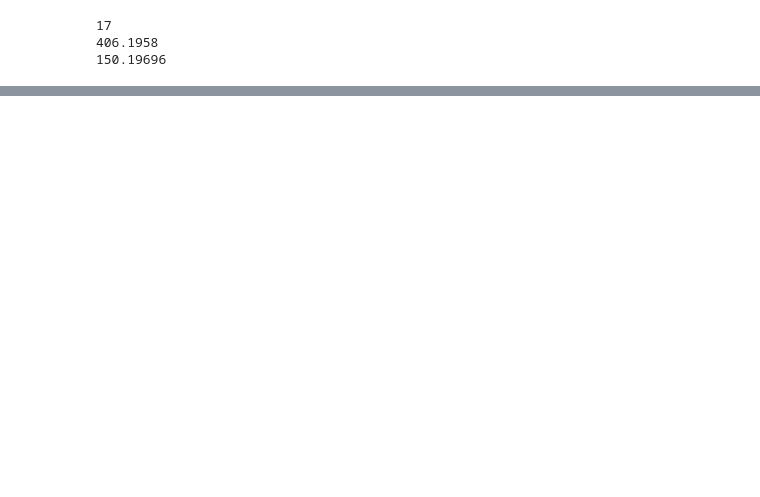
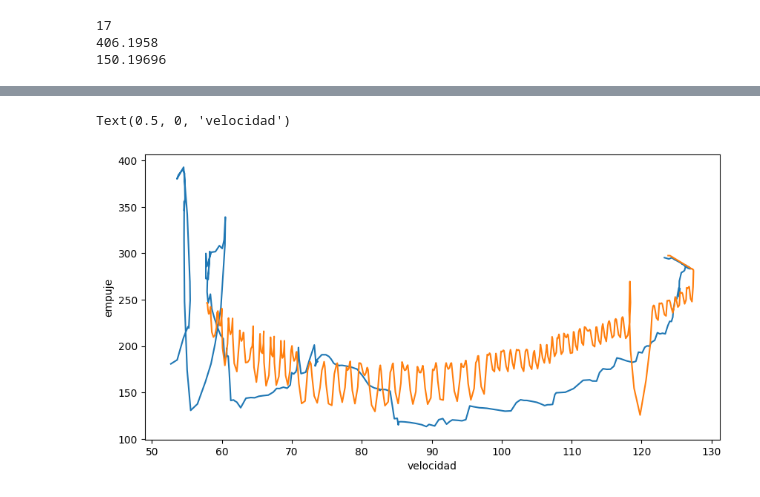
Before and after one commit to otarola-joaquin/Trabajos-varios-8vo-semestre, a Jupyter notebook: Mecánica del Vuelo/Tarea_3/lab3_graficos.ipynb, the cells around one changed output, grey strips where cells are left out. Saved outputs shown, nothing was run; the diff lists cells and outputs as text; code cells hidden in the pictures; blank space fills up the shorter version.

```diff
--- a/Mecánica del Vuelo/Tarea_3/lab3_graficos.ipynb
+++ b/Mecánica del Vuelo/Tarea_3/lab3_graficos.ipynb
@@ -350,0 +453,10 @@ plt.show()
+# %%
+plt.rcParams['figure.figsize'] = (10,5)
+fig, (ax1) = plt.subplots(1,1)
+ax1.plot(v_true_8[40:-180],thrust_av_8[40:-180])
+ax1.plot(v_true_7[50:-90],thrust_av_7[50:-90])
+ax1.set_ylabel('empuje')
+ax1.set_xlabel('velocidad')
+# %% [output]
+Text(0.5, 0, 'velocidad')
+[figure, added]
```
Also changed, not shown: parts of 17 cells of this notebook, 4 other files.
